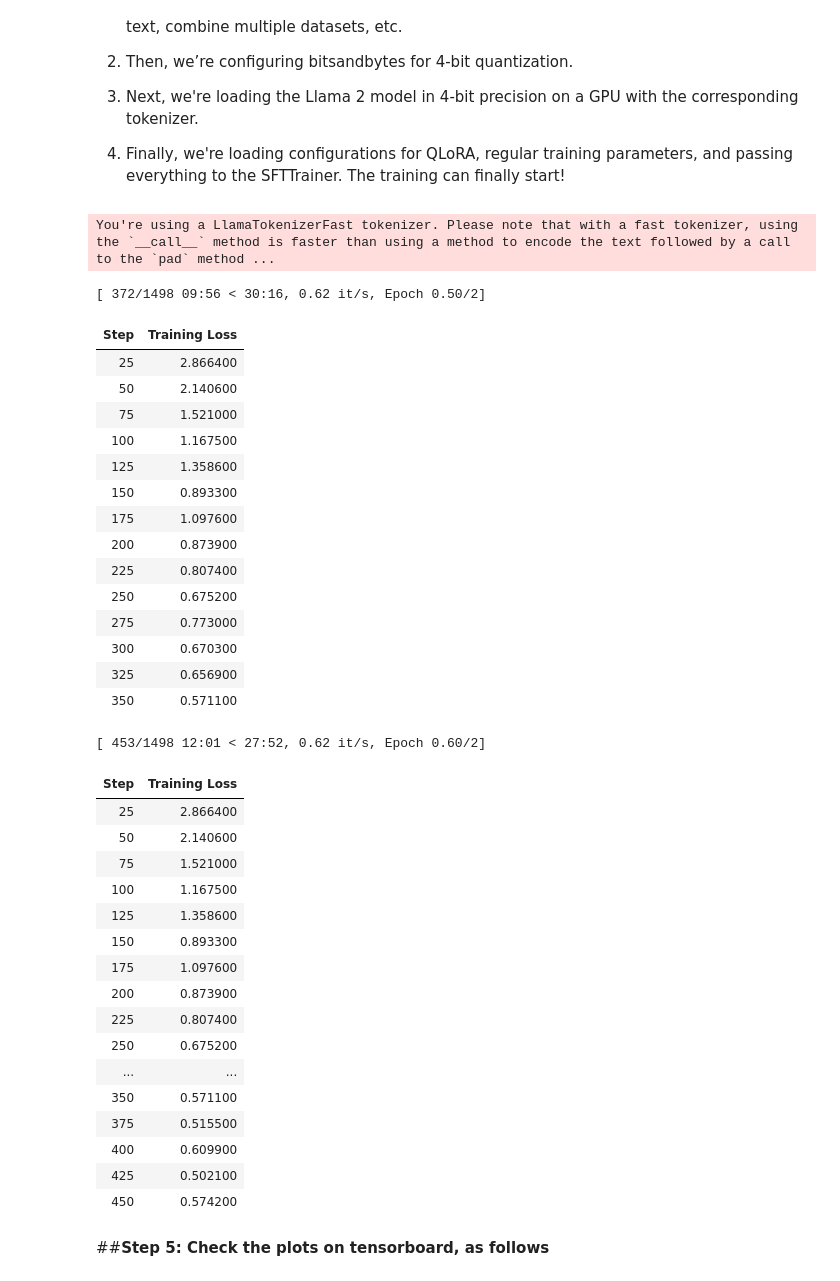
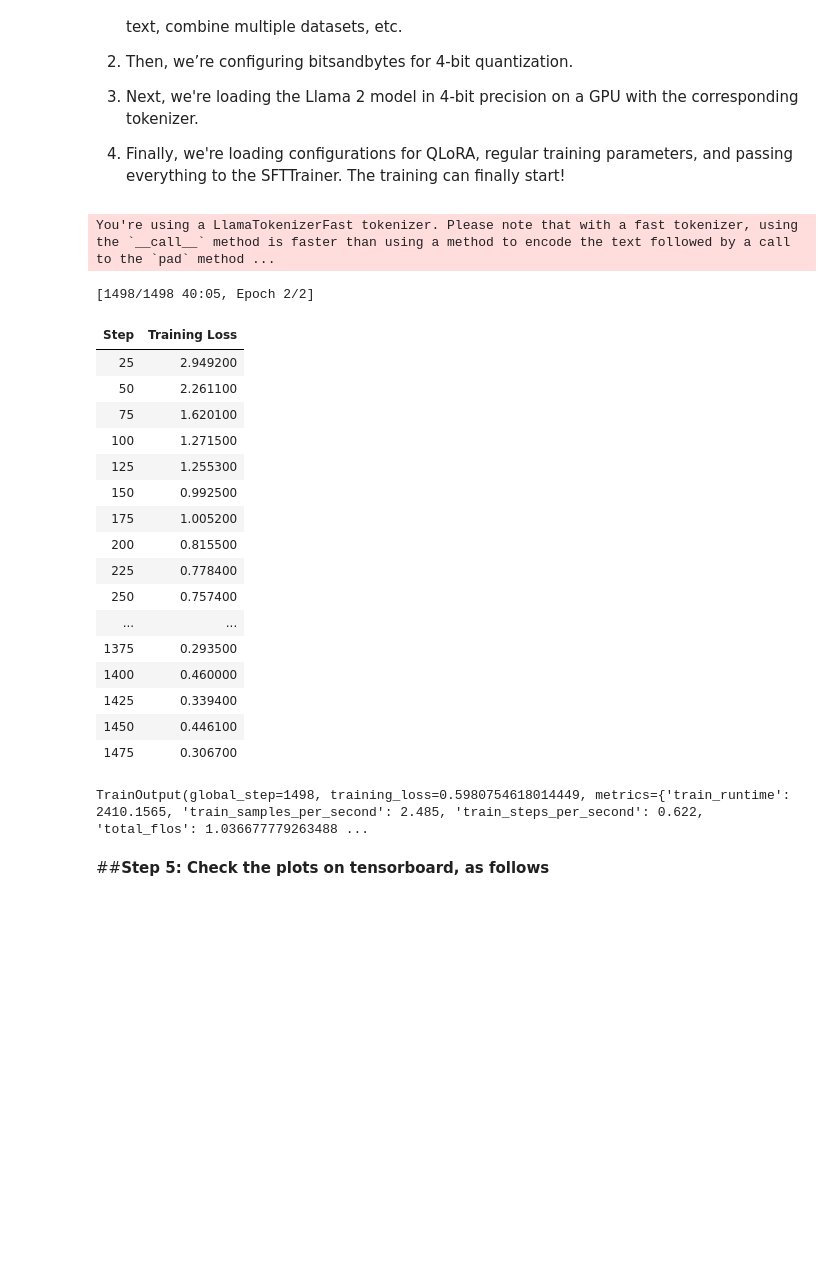
Before and after one commit to thedataninja/finetuneLLM, a Jupyter notebook: Fine_tune_Llama_2.ipynb, the cells around one changed output. Drawn from its saved outputs; the diff is of its cells as text; code cells hidden in the pictures; blank space fills up the shorter version.

```diff
--- a/Fine_tune_Llama_2.ipynb
+++ b/Fine_tune_Llama_2.ipynb
@@ -264,67 +260,51 @@ training_arguments = TrainingArguments(
     save_steps=save_steps,
     logging_steps=logging_steps,
     learning_rate=learning_rate,
     weight_decay=weight_decay,
     fp16=fp16,
     bf16=bf16,
     max_grad_norm=max_grad_norm,
-    max_steps=max_steps,
     warmup_ratio=warmup_ratio,
     group_by_length=group_by_length,
     lr_scheduler_type=lr_scheduler_type,
     report_to="tensorboard"
 )
 
 # Set supervised fine-tuning parameters
 trainer = SFTTrainer(
     model=model,
     train_dataset=train_dataset,
     peft_config=peft_config,
     dataset_text_field="text",
     max_seq_length=max_seq_length,
     tokenizer=tokenizer,
     args=training_arguments,
     packing=packing,
 )
 
 # Train model
 trainer.train()
 # %% [output]
 You're using a LlamaTokenizerFast tokenizer. Please note that with a fast tokenizer, using the `__call__` method is faster than using a method to encode the text followed by a call to the `pad` method ...
-[ 372/1498 09:56 < 30:16, 0.62 it/s, Epoch 0.50/2]
+[1498/1498 40:05, Epoch 2/2]
 | Step | Training Loss |
-| 25 | 2.866400 |
-| 50 | 2.140600 |
-| 75 | 1.521000 |
-| 100 | 1.167500 |
-| 125 | 1.358600 |
-| 150 | 0.893300 |
-| 175 | 1.097600 |
-| 200 | 0.873900 |
-| 225 | 0.807400 |
-| 250 | 0.675200 |
-| 275 | 0.773000 |
-| 300 | 0.670300 |
-| 325 | 0.656900 |
-| 350 | 0.571100 |
+| 25 | 2.949200 |
+| 50 | 2.261100 |
+| 75 | 1.620100 |
+| 100 | 1.271500 |
+| 125 | 1.255300 |
+| 150 | 0.992500 |
+| 175 | 1.005200 |
+| 200 | 0.815500 |
+| 225 | 0.778400 |
+| 250 | 0.757400 |
+| ... | ... |
+| 1375 | 0.293500 |
+| 1400 | 0.460000 |
+| 1425 | 0.339400 |
+| 1450 | 0.446100 |
+| 1475 | 0.306700 |
-[ 453/1498 12:01 < 27:52, 0.62 it/s, Epoch 0.60/2]
+TrainOutput(global_step=1498, training_loss=0.5980754618014449, metrics={'train_runtime': 2410.1565, 'train_samples_per_second': 2.485, 'train_steps_per_second': 0.622, 'total_flos': 1.036677779263488 ...
-| Step | Training Loss |
-| 25 | 2.866400 |
-| 50 | 2.140600 |
-| 75 | 1.521000 |
-| 100 | 1.167500 |
-| 125 | 1.358600 |
-| 150 | 0.893300 |
-| 175 | 1.097600 |
-| 200 | 0.873900 |
-| 225 | 0.807400 |
-| 250 | 0.675200 |
-| ... | ... |
-| 350 | 0.571100 |
-| 375 | 0.515500 |
-| 400 | 0.609900 |
-| 425 | 0.502100 |
-| 450 | 0.574200 |
 # %%
 # Save trained model
 trainer.model.save_pretrained(new_model)
```
Also changed, not shown: parts of 9 cells of this notebook.
